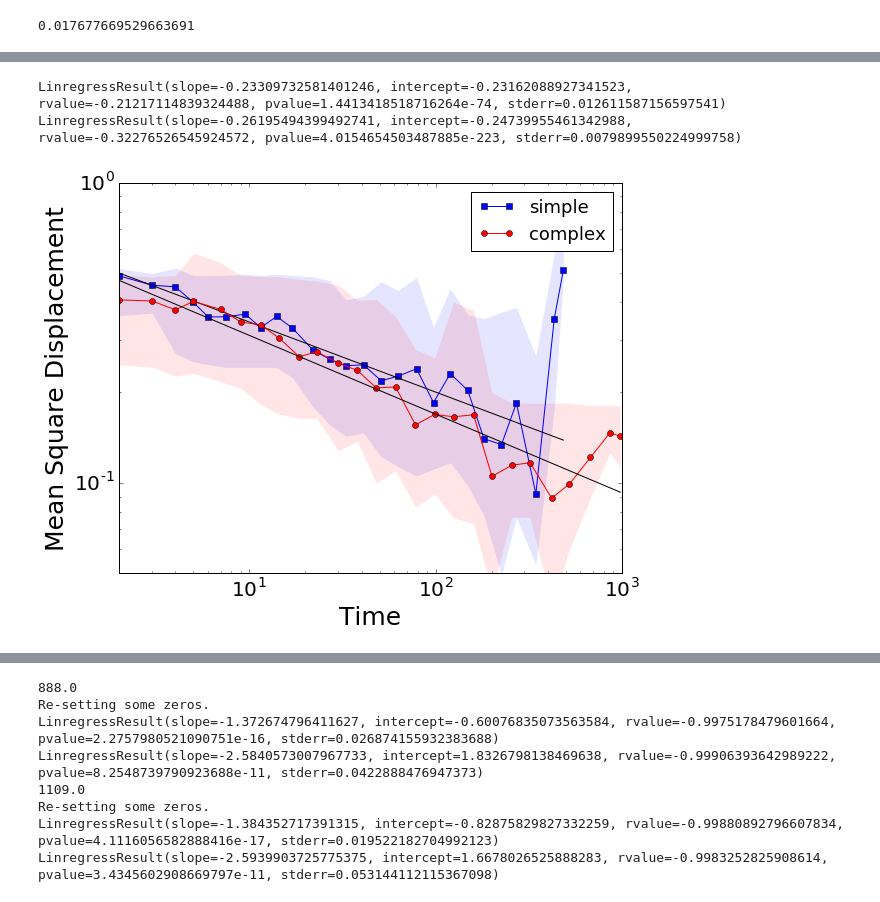
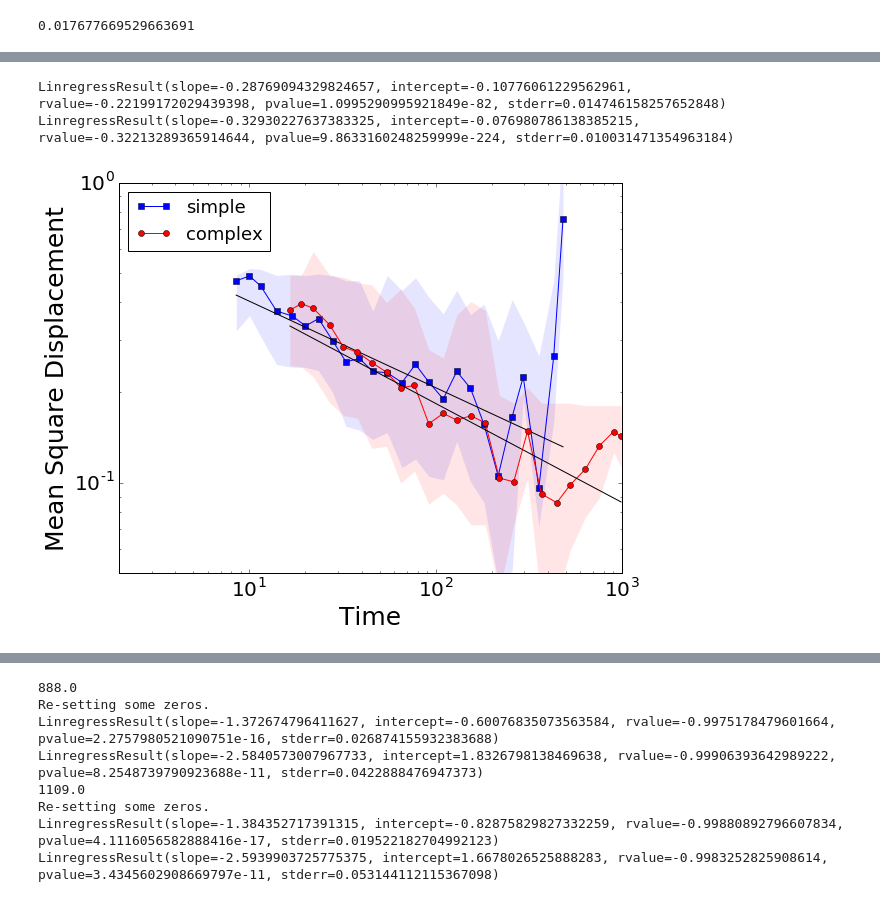
Before and after one commit to wazaahhh/bayesLearn, a Jupyter notebook: scripts/bayesLearn.ipynb, the cells around one changed output, grey strips where cells are left out. Drawn from its saved outputs; the diff is of its cells as text; code cells hidden in the pictures.

```diff
--- a/scripts/bayesLearn.ipynb
+++ b/scripts/bayesLearn.ipynb
@@ -15,0 +49,29 @@ from bayesLibPlot import *
+# %%
+X = []
+Y = []
+Ymean = []
+treatment = "complex"
+for key in dicParticipants.keys():
+    if not dicParticipants[key]['treatment'] == treatment : continue
+
+    X = np.append(X,len(dicParticipants[key]['visitations']['return'].keys()))
+    Y = np.append(Y,np.min(dicParticipants[key]['dstTruth']['jsd']))
+    #Y = np.append(Y,np.mean(dicParticipants[key]['dstTruth']['jsd'][-10:]))
+    #Ymean.append(np.mean(dicParticipants[key]['dstTruth']['jsd']))
+    #print len(dicParticipants[key]['visitations']['return'].keys()),np.min(dicParticipants[key]['dstTruth']['jsd'])
+
+
+lx,ly = logify(X,Y)
+
+pl.figure(1,(10,8))
+pl.plot(X,Y,'o')
+fit = S.linregress(X,Y)
+pl.plot(X,X*fit[0]+fit[1],'r-')
+print fit
+
+pl.figure(2)
+pl.plot(lx,ly,'o')
+fit = S.linregress(lx,ly)
+print fit
+pl.plot(lx,lx*fit[0]+fit[1],'r-')
+#pl.plot(X,Ymean,'o')
@@ -16,3 +129,3 @@ from bayesLibPlot import *
 # %%
-dicParticipants = makeDicParticipants(div_displace=False,grid_distance=False,overwrite=False,save=False)
+dicParticipants = makeDicParticipants(div_displace=True,grid_distance=True,overwrite=False,save=True)
 allDic = makeAllDic(dicParticipants,overwrite=False,save=False)
@@ -18,0 +141,2 @@ allDic = makeAllDic(dicParticipants,overwrite=False,save=False)
+# %%
+dicParticipants = simplejson.loads(open(dir + "Data/dicParticipants.json",'rb').read())
@@ -25,3 +153,7 @@ dim = 8
 np.sqrt(dim*(0.5*10**-digits)**2)/8.
 # %% [output]
 0.017677669529663691
+# %%
+models = dicParticipants[key]['models']
+for i,model in enumerate(models):
+    print model
@@ -38,36 +188,38 @@ for treatment in allDic.keys():
 
         #print key,len(models)
         for i,model in enumerate(models):
+            if model == 0: continue
+
             msd = np.sum((np.array(model)-np.array(model[0]))**2)
             #print msd
             MSD.append(msd)
             I.append(i)
 
     MSD = np.array(MSD)
     I  = np.array(I)
 
     lx,ly = logify(I,MSD)
 
     cond = (lx > 0)*(lx < 3)
 
     fit = S.linregress(lx[cond],ly[cond])
     print fit
 
     B = binning(lx[cond],ly[cond],30,confinter=25)
     #pl.loglog(I,MSD,'.')
     pl.fill_between(10**B['bins'],10**B['percDown'],10**B['percUp'],color=allDic[treatment]['plot']['color'],alpha = 0.1,lw=0)
     pl.loglog(10**B['bins'],10**B['mean'],marker=allDic[treatment]['plot']['marker'],color=allDic[treatment]['plot']['color'],label=treatment)
     pl.loglog(10**B['bins'],10**(B['bins']*fit[0]+fit[1]),'k-')
 pl.xlabel("Time")
 pl.ylabel('Mean Square Displacement')
 pl.ylim(0.05,1)
 pl.xlim(xmin=2)
 pl.legend(loc=0)
 pl.savefig(dir + "Figures/MSD_2.eps")
 # %% [output]
-LinregressResult(slope=-0.23309732581401246, intercept=-0.23162088927341523, rvalue=-0.21217114839324488, pvalue=1.4413418518716264e-74, stderr=0.012611587156597541)
-LinregressResult(slope=-0.26195494399492741, intercept=-0.24739955461342988, rvalue=-0.32276526545924572, pvalue=4.0154654503487885e-223, stderr=0.0079899550224999758)
+LinregressResult(slope=-0.28769094329824657, intercept=-0.10776061229562961, rvalue=-0.22199172029439398, pvalue=1.0995290995921849e-82, stderr=0.014746158257652848)
+LinregressResult(slope=-0.32930227637383325, intercept=-0.076980786138385215, rvalue=-0.32213289365914644, pvalue=9.8633160248259999e-224, stderr=0.010031471354963184)
-[figure, old version]
+[figure, new version]
 # %%
 pl.figure(1,(8,7))
 for treatment in allDic.keys():
```
Also changed, not shown: parts of 12 cells of this notebook, 22 other files.
